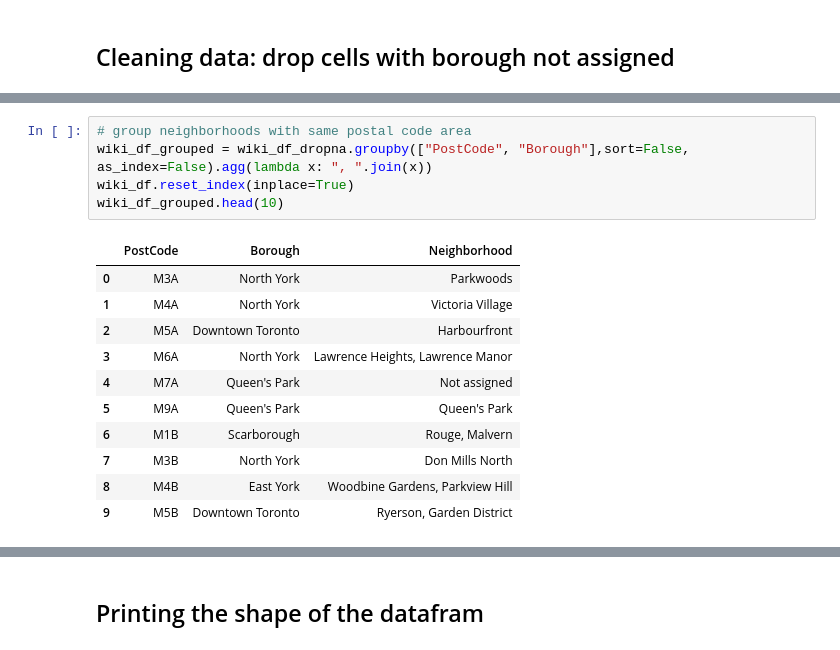
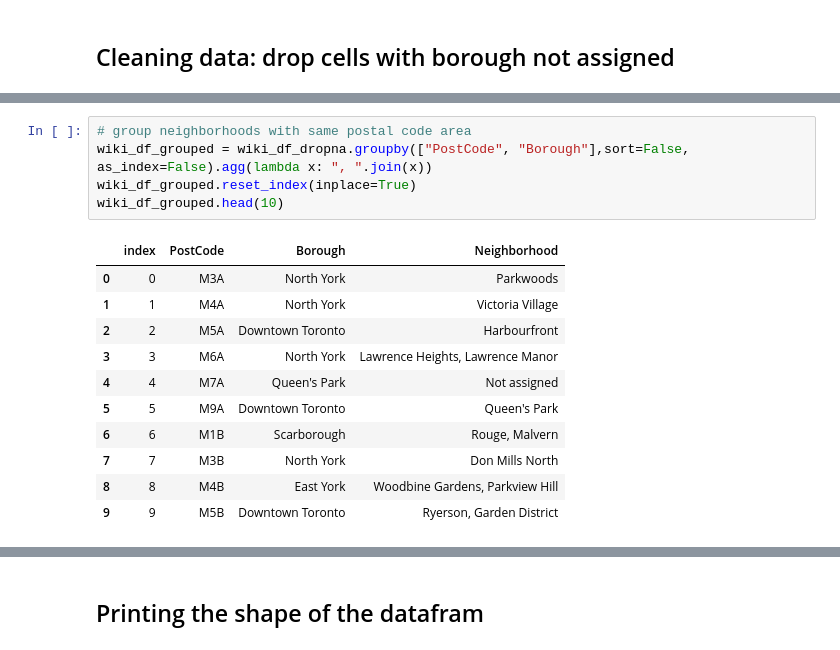
Before and after one commit to Lemlemayele/DataScience-repo, a Jupyter notebook: week5_final_project_notebook.ipynb, the cells around one changed output, grey strips where cells are left out. Cells and saved outputs as stored; diff of their text form.

```diff
--- a/week5_final_project_notebook.ipynb
+++ b/week5_final_project_notebook.ipynb
@@ -121,17 +127,17 @@ wiki_df_dropna.head(10)
 # %%
 # group neighborhoods with same postal code area
 wiki_df_grouped = wiki_df_dropna.groupby(["PostCode", "Borough"],sort=False, as_index=False).agg(lambda x: ", ".join(x))
-wiki_df.reset_index(inplace=True)
+wiki_df_grouped.reset_index(inplace=True)
 wiki_df_grouped.head(10)
 # %% [output]
-|  | PostCode | Borough | Neighborhood |
-| 0 | M3A | North York | Parkwoods |
-| 1 | M4A | North York | Victoria Village |
-| 2 | M5A | Downtown Toronto | Harbourfront |
-| 3 | M6A | North York | Lawrence Heights, Lawrence Manor |
-| 4 | M7A | Queen's Park | Not assigned |
-| 5 | M9A | Queen's Park | Queen's Park |
-| 6 | M1B | Scarborough | Rouge, Malvern |
-| 7 | M3B | North York | Don Mills North |
-| 8 | M4B | East York | Woodbine Gardens, Parkview Hill |
-| 9 | M5B | Downtown Toronto | Ryerson, Garden District |
+|  | index | PostCode | Borough | Neighborhood |
+| 0 | 0 | M3A | North York | Parkwoods |
+| 1 | 1 | M4A | North York | Victoria Village |
+| 2 | 2 | M5A | Downtown Toronto | Harbourfront |
+| 3 | 3 | M6A | North York | Lawrence Heights, Lawrence Manor |
+| 4 | 4 | M7A | Queen's Park | Not assigned |
+| 5 | 5 | M9A | Downtown Toronto | Queen's Park |
+| 6 | 6 | M1B | Scarborough | Rouge, Malvern |
+| 7 | 7 | M3B | North York | Don Mills North |
+| 8 | 8 | M4B | East York | Woodbine Gardens, Parkview Hill |
+| 9 | 9 | M5B | Downtown Toronto | Ryerson, Garden District |
```
Also changed, not shown: parts of 78 cells of this notebook.
